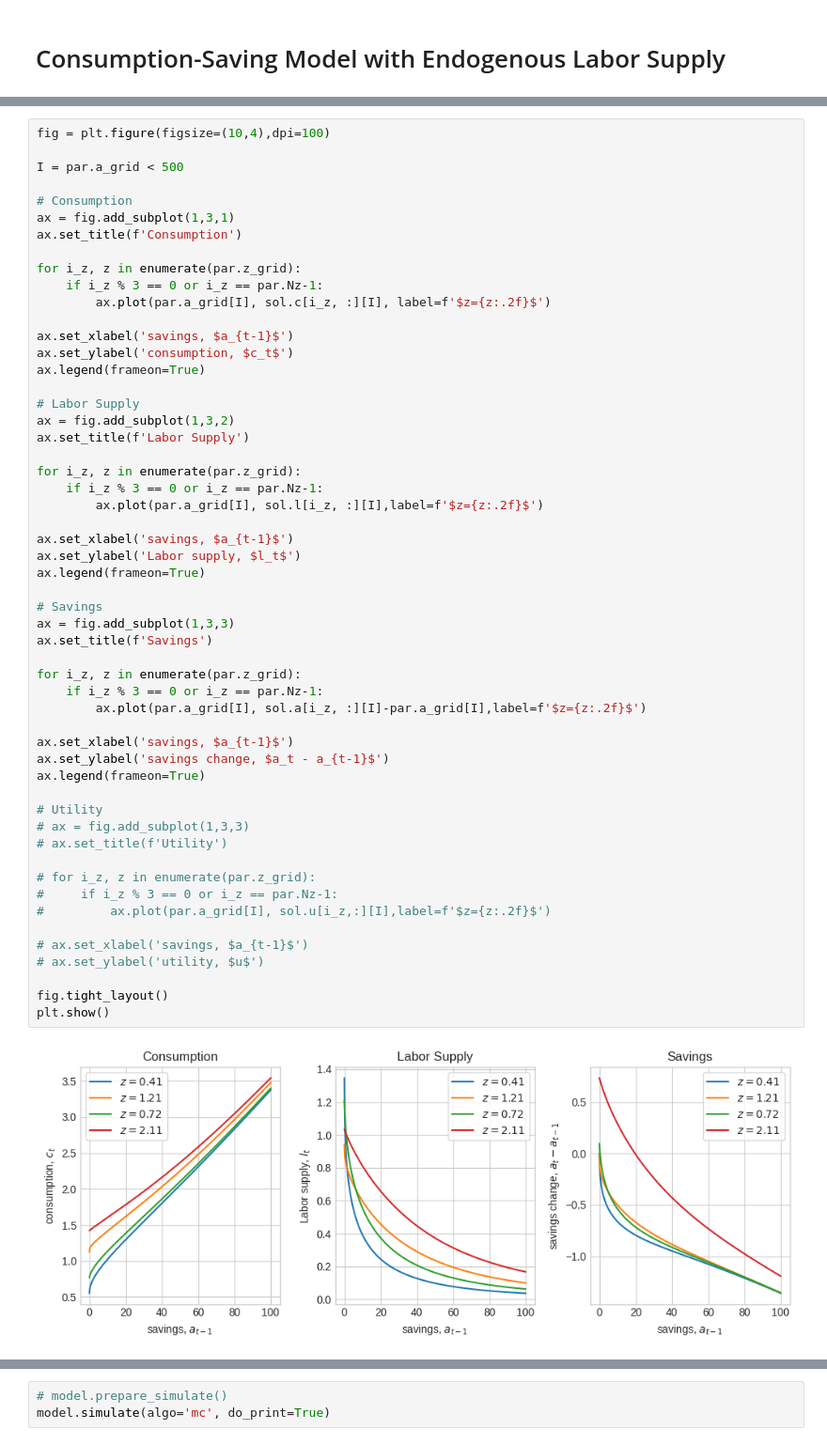
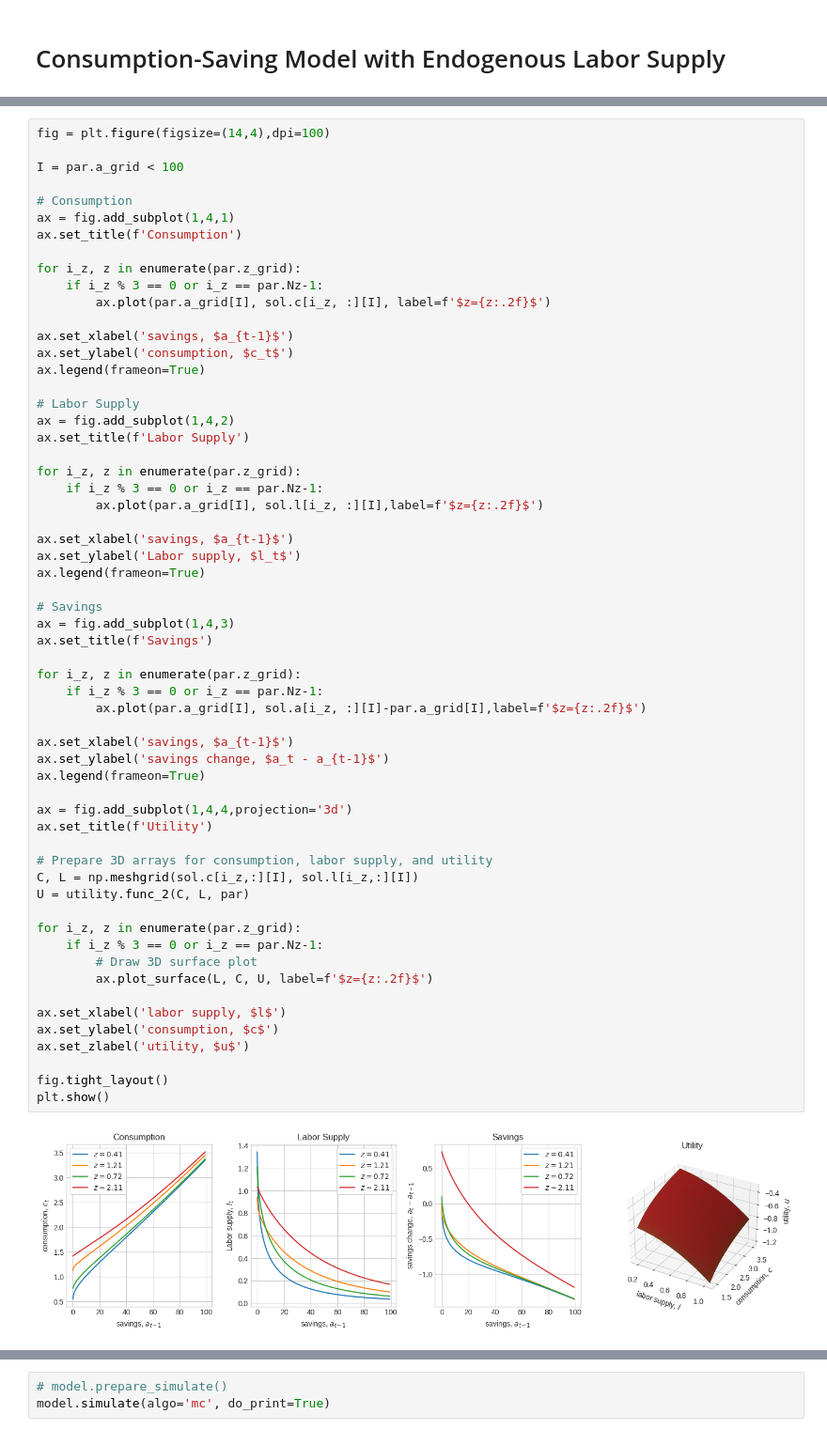
Before and after one commit to Bernseng/Dynamic-Programming-Project, a Jupyter notebook: consavlabor/ConSavModel.ipynb, the cells around one changed output, grey strips where cells are left out. Shown at 94% size. Saved outputs shown, nothing was run; the diff lists cells and outputs as text.

```diff
--- a/consavlabor/ConSavModel.ipynb
+++ b/consavlabor/ConSavModel.ipynb
@@ -82,10 +42,10 @@ model solved in 3.9 secs
 # %%
-fig = plt.figure(figsize=(10,4),dpi=100)
+fig = plt.figure(figsize=(14,4),dpi=100)
 
-I = par.a_grid < 500
+I = par.a_grid < 100
 
 # Consumption
-ax = fig.add_subplot(1,3,1)
+ax = fig.add_subplot(1,4,1)
 ax.set_title(f'Consumption')
 
 for i_z, z in enumerate(par.z_grid):
@@ -97,41 +57,46 @@ ax.set_ylabel('consumption, $c_t$')
 ax.legend(frameon=True)
 
 # Labor Supply
-ax = fig.add_subplot(1,3,2)
+ax = fig.add_subplot(1,4,2)
 ax.set_title(f'Labor Supply')
 
 for i_z, z in enumerate(par.z_grid):
     if i_z % 3 == 0 or i_z == par.Nz-1:
         ax.plot(par.a_grid[I], sol.l[i_z, :][I],label=f'$z={z:.2f}$')
 
 ax.set_xlabel('savings, $a_{t-1}$')
 ax.set_ylabel('Labor supply, $l_t$')
 ax.legend(frameon=True)
 
 # Savings
-ax = fig.add_subplot(1,3,3)
+ax = fig.add_subplot(1,4,3)
 ax.set_title(f'Savings')
 
 for i_z, z in enumerate(par.z_grid):
     if i_z % 3 == 0 or i_z == par.Nz-1:
         ax.plot(par.a_grid[I], sol.a[i_z, :][I]-par.a_grid[I],label=f'$z={z:.2f}$')
 
 ax.set_xlabel('savings, $a_{t-1}$')
 ax.set_ylabel('savings change, $a_t - a_{t-1}$')
 ax.legend(frameon=True)
 
-# Utility
-# ax = fig.add_subplot(1,3,3)
-# ax.set_title(f'Utility')
+ax = fig.add_subplot(1,4,4,projection='3d')
+ax.set_title(f'Utility')
 
-# for i_z, z in enumerate(par.z_grid):
-#     if i_z % 3 == 0 or i_z == par.Nz-1:
-#         ax.plot(par.a_grid[I], sol.u[i_z,:][I],label=f'$z={z:.2f}$')
+# Prepare 3D arrays for consumption, labor supply, and utility
+C, L = np.meshgrid(sol.c[i_z,:][I], sol.l[i_z,:][I])
+U = utility.func_2(C, L, par)
 
-# ax.set_xlabel('savings, $a_{t-1}$')
-# ax.set_ylabel('utility, $u$')
+for i_z, z in enumerate(par.z_grid):
+    if i_z % 3 == 0 or i_z == par.Nz-1:
+        # Draw 3D surface plot
+        ax.plot_surface(L, C, U, label=f'$z={z:.2f}$')
+
+ax.set_xlabel('labor supply, $l$')
+ax.set_ylabel('consumption, $c$')
+ax.set_zlabel('utility, $u$')
 
 fig.tight_layout()
 plt.show()
 # %% [output]
-[figure, old version]
+[figure, new version]
```
Also changed, not shown: parts of 11 cells of this notebook, 4 other files.
